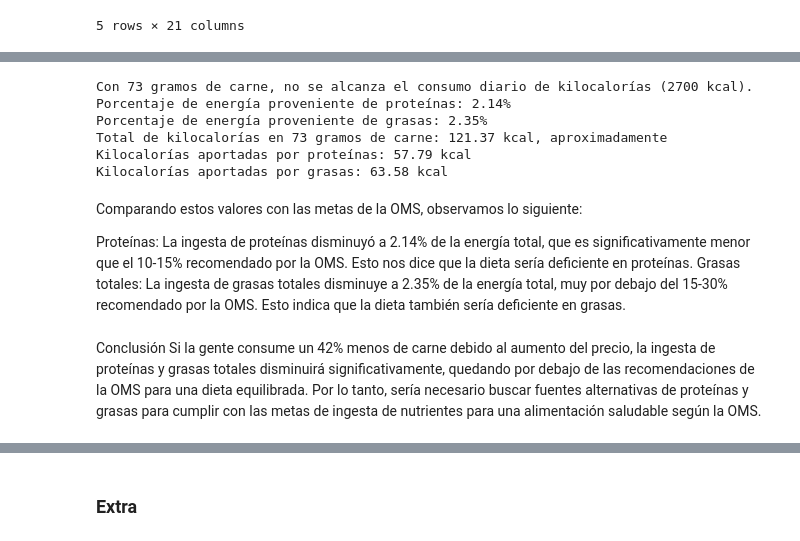
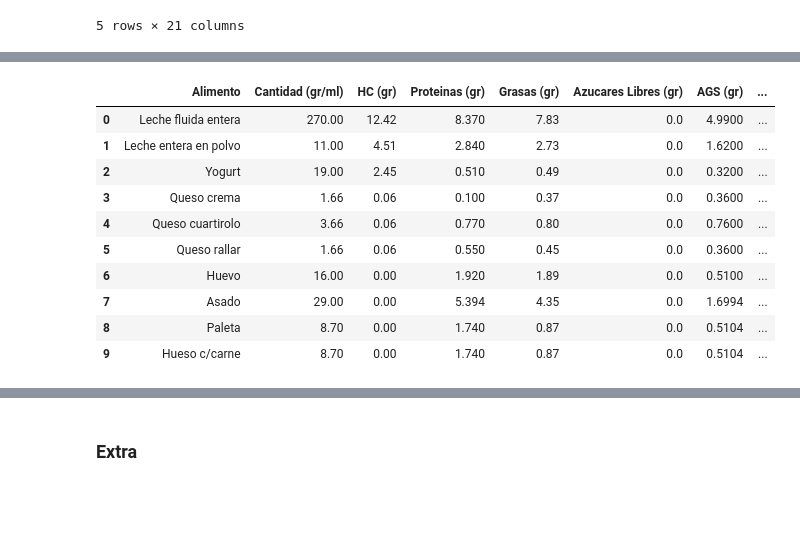
Before and after one commit to pedrobergaglio/algebra-lineal-computacional-2024, a Jupyter notebook: Enunciado TP2 y datos-20240601/Resolución.ipynb, the cells around one changed output, grey strips where cells are left out. Drawn from its saved outputs; the diff is of its cells as text; code cells hidden in the pictures; blank space fills up the shorter version.

```diff
--- a/Enunciado TP2 y datos-20240601/Resolución.ipynb
+++ b/Enunciado TP2 y datos-20240601/Resolución.ipynb
@@ -976,49 +924,29 @@ vamos a ver si con 73g de carne nos alcanza para cumplir el consumo diario estab
-# %%
-#cantidad de grasas y proteinas en 58gr de carne
-proteinas_g = 14.4478
-grasas_g = 7.0644
-
-# calculo cunatas calorias hay
-kcal_proteinas = proteinas_g * 4  # 1 g de proteínas = 4 kcal
-kcal_grasas = grasas_g * 9        # 1 g de grasas = 9 kcal
-
-# calculo el total de calorías
-total_kcal = kcal_proteinas + kcal_grasas
-
-# suponiendo que una perosona promedio consume 2700 calorias al dia..
-necesidades_diarias_kcal = 2700
-
-# calculo el porcentaje de energía que aporta esas cantidades de proteínas y grasas
-porcentaje_proteinas = (kcal_proteinas / necesidades_diarias_kcal) * 100
-porcentaje_grasas = (kcal_grasas / necesidades_diarias_kcal) * 100
-
-# determino si los porsentajes obtenidos cumplen con los propuestos por la OMS
-cumple_proteinas = (10 < porcentaje_proteinas < 15)
-cumple_grasas = (15 < porcentaje_grasas < 30)
-
-if cumple_proteinas and cumple_grasas:
-    print(f"Con 73 gramos de carne, se alcanza el consumo diario de kilocalorías ({necesidades_diarias_kcal} kcal).")
-else:
-    print(f"Con 73 gramos de carne, no se alcanza el consumo diario de kilocalorías ({necesidades_diarias_kcal} kcal).")
-
-print(f"Porcentaje de energía proveniente de proteínas: {porcentaje_proteinas:.2f}%")
-print(f"Porcentaje de energía proveniente de grasas: {porcentaje_grasas:.2f}%")
-
-print(f"Total de kilocalorías en 73 gramos de carne: {total_kcal:.2f} kcal, aproximadamente")
-print(f"Kilocalorías aportadas por proteínas: {kcal_proteinas:.2f} kcal")
-print(f"Kilocalorías aportadas por grasas: {kcal_grasas:.2f} kcal")
-# %% [output]
-Con 73 gramos de carne, no se alcanza el consumo diario de kilocalorías (2700 kcal).
-Porcentaje de energía proveniente de proteínas: 2.14%
-Porcentaje de energía proveniente de grasas: 2.35%
-Total de kilocalorías en 73 gramos de carne: 121.37 kcal, aproximadamente
-Kilocalorías aportadas por proteínas: 57.79 kcal
-Kilocalorías aportadas por grasas: 63.58 kcal
-# %% [markdown]
-Comparando estos valores con las metas de la OMS, observamos lo siguiente:
-
-Proteínas: La ingesta de proteínas disminuyó a 2.14% de la energía total, que es significativamente menor que el 10-15% recomendado por la OMS. Esto nos dice que la dieta sería deficiente en proteínas.
-Grasas totales: La ingesta de grasas totales disminuye a 2.35% de la energía total, muy por debajo del 15-30% recomendado por la OMS. Esto indica que la dieta también sería deficiente en grasas.
-# %% [markdown]
-Conclusión
-Si la gente consume un 42% menos de carne debido al aumento del precio, la ingesta de proteínas y grasas totales disminuirá significativamente, quedando por debajo de las recomendaciones de la OMS para una dieta equilibrada. Por lo tanto, sería necesario buscar fuentes alternativas de proteínas y grasas para cumplir con las metas de ingesta de nutrientes para una alimentación saludable según la OMS.
+# %%
+
+alimentos_que_consideramos_carne = ['Asado', 'Paleta cocida', 'pescado', 'pollo', 'Higado', 'Bola de Lomo', 'Carne picada', 'Hueso c/carne', 'Paleta ']
+
+columnas_numericas = ['Cantidad (gr/ml)', 'HC (gr)', 'Proteinas (gr)', 'Grasas (gr)',
+                      'Azucares Libres (gr)', 'AGS (gr)', 'AGNI (gr)', 'AG p (gr)',
+                      'Fibra (gr)', 'Na (gr)', 'Ca (gr)', 'Fe (gr)']
+
+#creamos una copy para no modificar al original
+tabla_nutricional_carne58 = tabla_nutricional_clean.copy()
+
+#le calculamos a todos los valores el 42%
+# Aplicar el factor 0.58 a las filas que contienen los alimentos especificados
+tabla_nutricional_carne58.loc[tabla_nutricional_carne58['Alimento'].isin(alimentos_que_consideramos_carne), columnas_numericas] *= 0.58
+
+# Mostrar las primeras filas del DataFrame resultante
+tabla_nutricional_carne58.head(10)
+# %% [output]
+|  | Alimento | Cantidad (gr/ml) | HC (gr) | Proteinas (gr) | Grasas (gr) | Azucares Libres (gr) | AGS (gr) | ... |
+| 0 | Leche fluida entera | 270.00 | 12.42 | 8.370 | 7.83 | 0.0 | 4.9900 | ... |
+| 1 | Leche entera en polvo | 11.00 | 4.51 | 2.840 | 2.73 | 0.0 | 1.6200 | ... |
+| 2 | Yogurt | 19.00 | 2.45 | 0.510 | 0.49 | 0.0 | 0.3200 | ... |
+| 3 | Queso crema | 1.66 | 0.06 | 0.100 | 0.37 | 0.0 | 0.3600 | ... |
+| 4 | Queso cuartirolo | 3.66 | 0.06 | 0.770 | 0.80 | 0.0 | 0.7600 | ... |
+| 5 | Queso rallar | 1.66 | 0.06 | 0.550 | 0.45 | 0.0 | 0.3600 | ... |
+| 6 | Huevo | 16.00 | 0.00 | 1.920 | 1.89 | 0.0 | 0.5100 | ... |
+| 7 | Asado | 29.00 | 0.00 | 5.394 | 4.35 | 0.0 | 1.6994 | ... |
+| 8 | Paleta | 8.70 | 0.00 | 1.740 | 0.87 | 0.0 | 0.5104 | ... |
+| 9 | Hueso c/carne | 8.70 | 0.00 | 1.740 | 0.87 | 0.0 | 0.5104 | ... |
```
Also changed, not shown: parts of 48 cells of this notebook.
